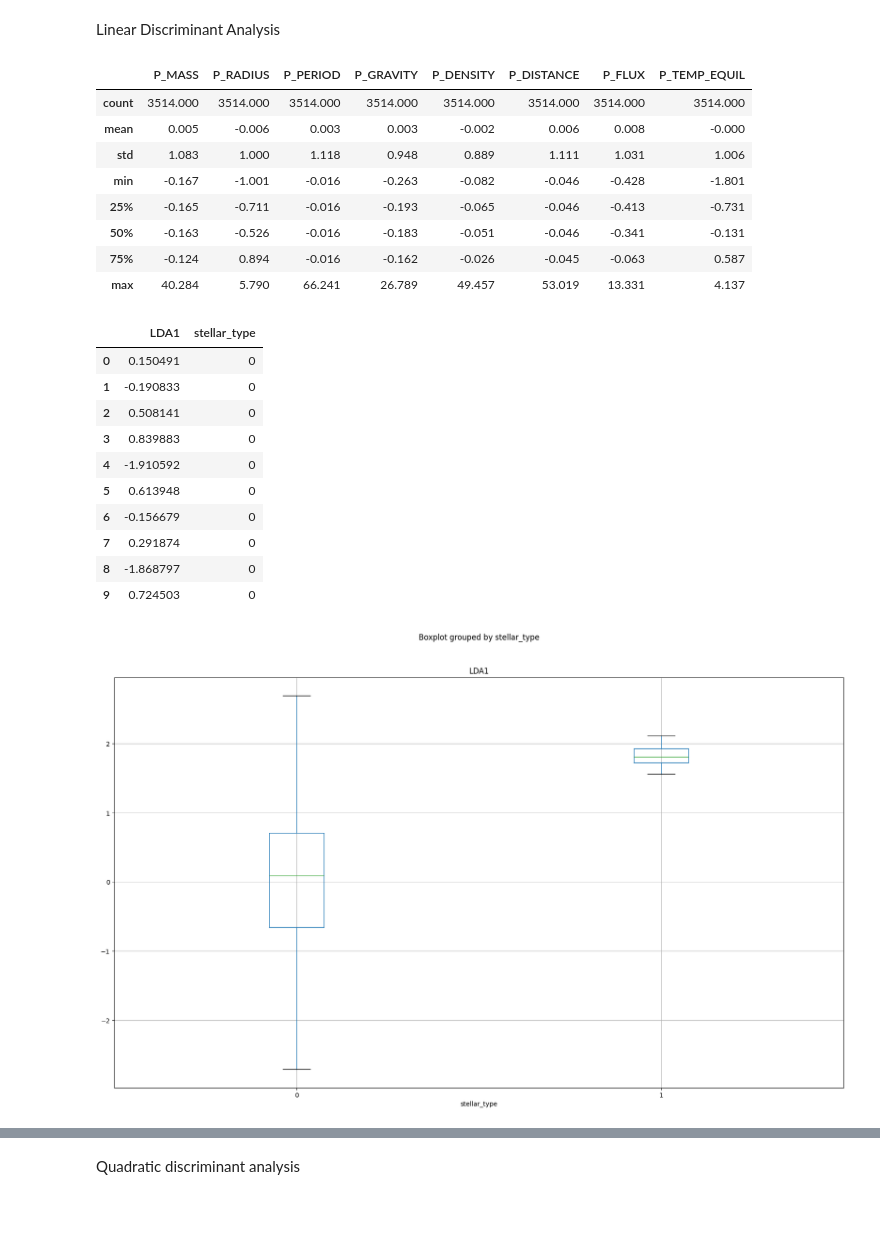
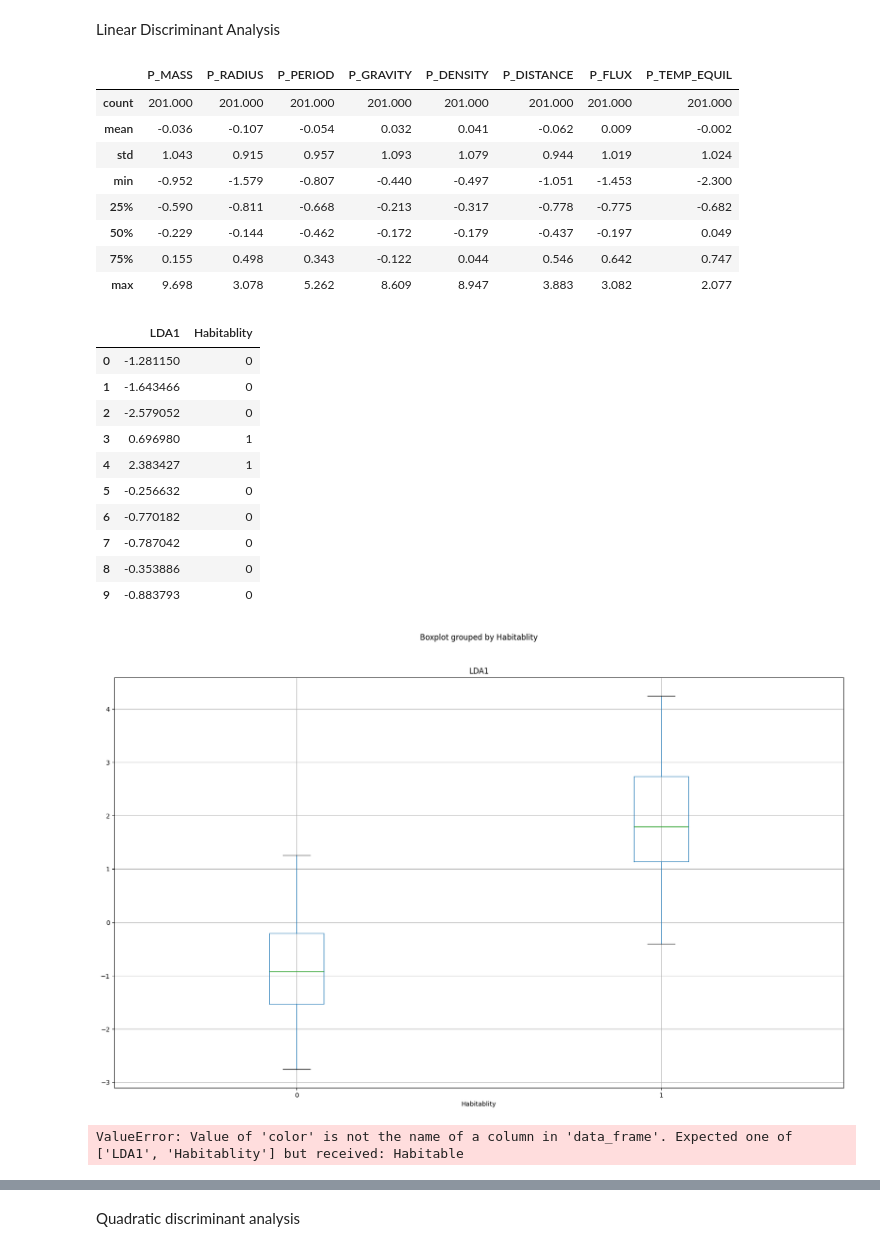
Before and after one commit to James-Gilberthorpe/Exo-planet-Analysis, a Jupyter notebook: Notebooks/Principle Component Analysis (Reduced Scope).ipynb, the cells around one changed output, grey strips where cells are left out. Cells and saved outputs as stored; diff of their text form; code cells hidden in the pictures; blank space fills up the shorter version.

```diff
--- a/Notebooks/Principle Component Analysis (Reduced Scope).ipynb
+++ b/Notebooks/Principle Component Analysis (Reduced Scope).ipynb
@@ -11,6 +12,7 @@ pd.set_option('display.max_rows', None) #Remove limitation of rows displayed
 # %%
 df2 = df.dropna(subset=['S_TYPE_TEMP'], inplace=False) # Drop rows where 'S_TYPE_TEMP' is NaN
 df2 = df2[df2['S_TYPE_TEMP'].isin(['M','K','G'])] # Filter the dataset to keep only rows where 'S_TYPE_TEMP' is 'M', 'K', or 'G'
+df2 = df2[df2['P_ESI'] > 0.5] # Filter the dataset to keep only rows where 'P_ESI' is greater than 0.5
 df2 = df2[~df2['S_TYPE_TEMP'].isin(['PSR','WD','BD'])] # Filter the dataset to remove rows where 'S_TYPE_TEMP' is 'PSR', 'WD', or 'BD'
 df2.fillna({'P_GRAVITY': df2['P_GRAVITY'].median(),
             'P_PERIOD': df2['P_PERIOD'].median(),
@@ -155,43 +157,45 @@ X_test_lda = pd.DataFrame(X_test_lda, columns=df2.columns[1:9]) # Convert the sc
 X_train_lda.describe().round(3) # Display summary statistics of the scaled training data
 # %% [output]
 |  | P_MASS | P_RADIUS | P_PERIOD | P_GRAVITY | P_DENSITY | P_DISTANCE | P_FLUX | P_TEMP_EQUIL |
-| count | 3514.000 | 3514.000 | 3514.000 | 3514.000 | 3514.000 | 3514.000 | 3514.000 | 3514.000 |
-| mean | 0.005 | -0.006 | 0.003 | 0.003 | -0.002 | 0.006 | 0.008 | -0.000 |
-| std | 1.083 | 1.000 | 1.118 | 0.948 | 0.889 | 1.111 | 1.031 | 1.006 |
-| min | -0.167 | -1.001 | -0.016 | -0.263 | -0.082 | -0.046 | -0.428 | -1.801 |
-| 25% | -0.165 | -0.711 | -0.016 | -0.193 | -0.065 | -0.046 | -0.413 | -0.731 |
-| 50% | -0.163 | -0.526 | -0.016 | -0.183 | -0.051 | -0.046 | -0.341 | -0.131 |
-| 75% | -0.124 | 0.894 | -0.016 | -0.162 | -0.026 | -0.045 | -0.063 | 0.587 |
-| max | 40.284 | 5.790 | 66.241 | 26.789 | 49.457 | 53.019 | 13.331 | 4.137 |
+| count | 201.000 | 201.000 | 201.000 | 201.000 | 201.000 | 201.000 | 201.000 | 201.000 |
+| mean | -0.036 | -0.107 | -0.054 | 0.032 | 0.041 | -0.062 | 0.009 | -0.002 |
+| std | 1.043 | 0.915 | 0.957 | 1.093 | 1.079 | 0.944 | 1.019 | 1.024 |
+| min | -0.952 | -1.579 | -0.807 | -0.440 | -0.497 | -1.051 | -1.453 | -2.300 |
+| 25% | -0.590 | -0.811 | -0.668 | -0.213 | -0.317 | -0.778 | -0.775 | -0.682 |
+| 50% | -0.229 | -0.144 | -0.462 | -0.172 | -0.179 | -0.437 | -0.197 | 0.049 |
+| 75% | 0.155 | 0.498 | 0.343 | -0.122 | 0.044 | 0.546 | 0.642 | 0.747 |
+| max | 9.698 | 3.078 | 5.262 | 8.609 | 8.947 | 3.883 | 3.082 | 2.077 |
 # %%
 lda = LDA(n_components=1) # Create an LDA object that retains 1 component
 X_lda = lda.fit_transform(X_train_lda, y_train_lda) # Fit LDA to the scaled training data and transform it to 1 component
 
-df_lda = pd.DataFrame({'LDA1': X_lda[:, 0], 'stellar_type': y_train_lda}, columns=['LDA1', 'stellar_type']) # Convert the LDA transformed data to a DataFrame
+df_lda = pd.DataFrame({'LDA1': X_lda[:, 0], 'Habitablity': y_train_lda}, columns=['LDA1', 'Habitablity']) # Convert the LDA transformed data to a DataFrame
 display(df_lda.head(10)) # Display the first 10 rows of the LDA transformed data
 # %% [output]
-|  | LDA1 | stellar_type |
-| 0 | 0.150491 | 0 |
-| 1 | -0.190833 | 0 |
-| 2 | 0.508141 | 0 |
-| 3 | 0.839883 | 0 |
-| 4 | -1.910592 | 0 |
-| 5 | 0.613948 | 0 |
-| 6 | -0.156679 | 0 |
-| 7 | 0.291874 | 0 |
-| 8 | -1.868797 | 0 |
-| 9 | 0.724503 | 0 |
+|  | LDA1 | Habitablity |
+| 0 | -1.281150 | 0 |
+| 1 | -1.643466 | 0 |
+| 2 | -2.579052 | 0 |
+| 3 | 0.696980 | 1 |
+| 4 | 2.383427 | 1 |
+| 5 | -0.256632 | 0 |
+| 6 | -0.770182 | 0 |
+| 7 | -0.787042 | 0 |
+| 8 | -0.353886 | 0 |
+| 9 | -0.883793 | 0 |
 # %%
 fig, axs = plt.subplots(1, 1, figsize=(20, 12), sharey=False)
-boxplot = df_lda.boxplot(column=['LDA1'], by = 'stellar_type', ax=axs, showfliers=False) # Create boxplots for the LDA transformed data grouped by stellar type
+boxplot = df_lda.boxplot(column=['LDA1'], by = 'Habitablity', ax=axs, showfliers=False) # Create boxplots for the LDA transformed data grouped by habitability
 # %% [output]
-[figure, old version]
+[figure, new version]
 # %%
 import plotly.express as px
 # %%
-fig = px.histogram(df_lda, x='LDA1', color='stellar_type', barmode='overlay', nbins=100, title='Distribution of LDA1 by Stellar Type')
+fig = px.histogram(df_lda, x='LDA1', color='Habitable', barmode='overlay', nbins=50, title='Distribution of LDA1 by Habitable')
 fig.update_traces(opacity=0.75) # Set the opacity of the bars for better visibility
 fig.show() # Display the histogram
+# %% [output]
+ValueError: Value of 'color' is not the name of a column in 'data_frame'. Expected one of ['LDA1', 'Habitablity'] but received: Habitable
 # %%
 y_pred_lda = lda.predict(X_test_lda) # Predict the stellar type for the test set using LDA
 
```
Also changed, not shown: parts of 15 cells of this notebook, 2 other files.
